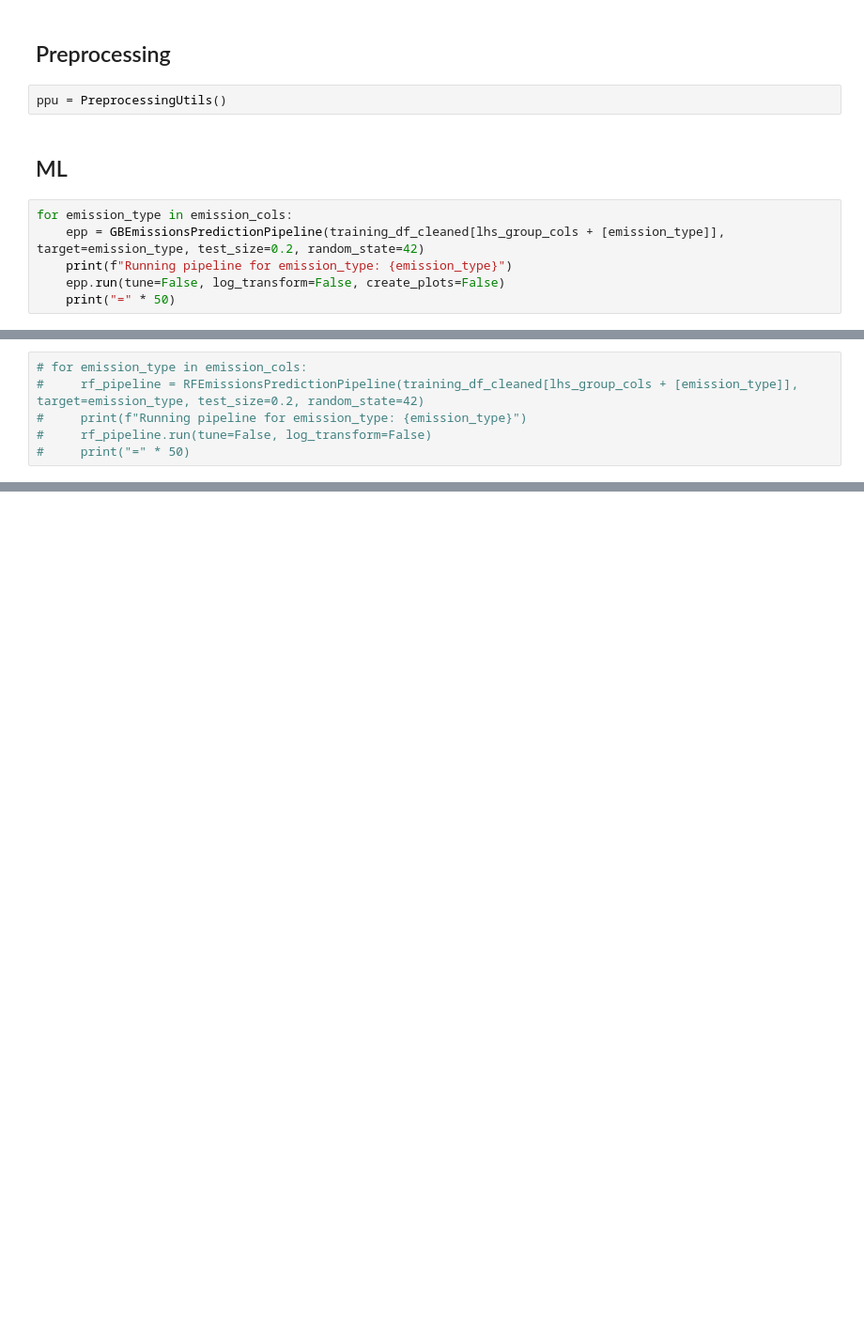
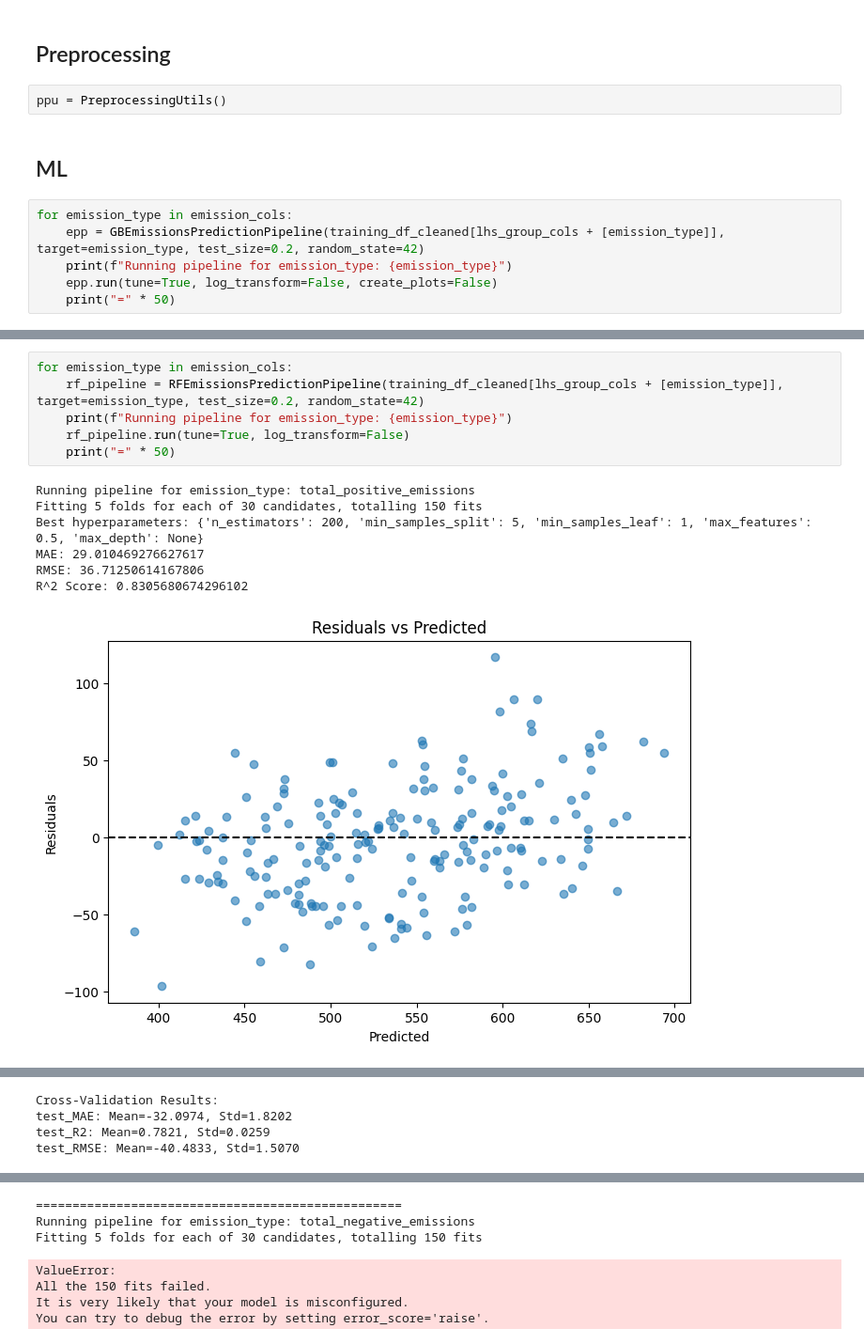
Before and after one commit to sisepuede-framework/ssp_louisiana, a Jupyter notebook: metamodel/notebooks/model_draft_gb_3.ipynb, the cells around one changed output, grey strips where cells are left out. Shown: that part at 94% size. Drawn from its saved outputs; the diff is of its cells as text; blank space fills up the shorter version.

Commit message:
update v3 model notebooks

```diff
--- a/metamodel/notebooks/model_draft_gb_3.ipynb
+++ b/metamodel/notebooks/model_draft_gb_3.ipynb
@@ -159,7 +159,7 @@ ppu = PreprocessingUtils()
 for emission_type in emission_cols:
     epp = GBEmissionsPredictionPipeline(training_df_cleaned[lhs_group_cols + [emission_type]], target=emission_type, test_size=0.2, random_state=42)
     print(f"Running pipeline for emission_type: {emission_type}")
-    epp.run(tune=False, log_transform=False, create_plots=False)
+    epp.run(tune=True, log_transform=False, create_plots=False)
     print("=" * 50)
 # %% [output]
 Running pipeline for emission_type: total_positive_emissions
@@ -182,6 +186,14 @@ test_RMSE: Mean=38.4704, Std=1.4140
 # %%
-# for emission_type in emission_cols:
-#     rf_pipeline = RFEmissionsPredictionPipeline(training_df_cleaned[lhs_group_cols + [emission_type]], target=emission_type, test_size=0.2, random_state=42)
-#     print(f"Running pipeline for emission_type: {emission_type}")
-#     rf_pipeline.run(tune=False, log_transform=False)
-#     print("=" * 50)
+for emission_type in emission_cols:
+    rf_pipeline = RFEmissionsPredictionPipeline(training_df_cleaned[lhs_group_cols + [emission_type]], target=emission_type, test_size=0.2, random_state=42)
+    print(f"Running pipeline for emission_type: {emission_type}")
+    rf_pipeline.run(tune=True, log_transform=False)
+    print("=" * 50)
+# %% [output]
+Running pipeline for emission_type: total_positive_emissions
+Fitting 5 folds for each of 30 candidates, totalling 150 fits
+Best hyperparameters: {'n_estimators': 200, 'min_samples_split': 5, 'min_samples_leaf': 1, 'max_features': 0.5, 'max_depth': None}
+MAE: 29.010469276627617
+RMSE: 36.71250614167806
+R^2 Score: 0.8305680674296102
+[figure, added]
@@ -187,0 +202,4 @@ test_RMSE: Mean=38.4704, Std=1.4140
+Cross-Validation Results:
+test_MAE: Mean=-32.0974, Std=1.8202
+test_R2: Mean=0.7821, Std=0.0259
+test_RMSE: Mean=-40.4833, Std=1.5070
@@ -187,0 +207,7 @@ test_RMSE: Mean=38.4704, Std=1.4140
+==================================================
+Running pipeline for emission_type: total_negative_emissions
+Fitting 5 folds for each of 30 candidates, totalling 150 fits
+ValueError:
+All the 150 fits failed.
+It is very likely that your model is misconfigured.
+You can try to debug the error by setting error_score='raise'.
```
Also changed, not shown: parts of 12 cells of this notebook, 1 other file.
